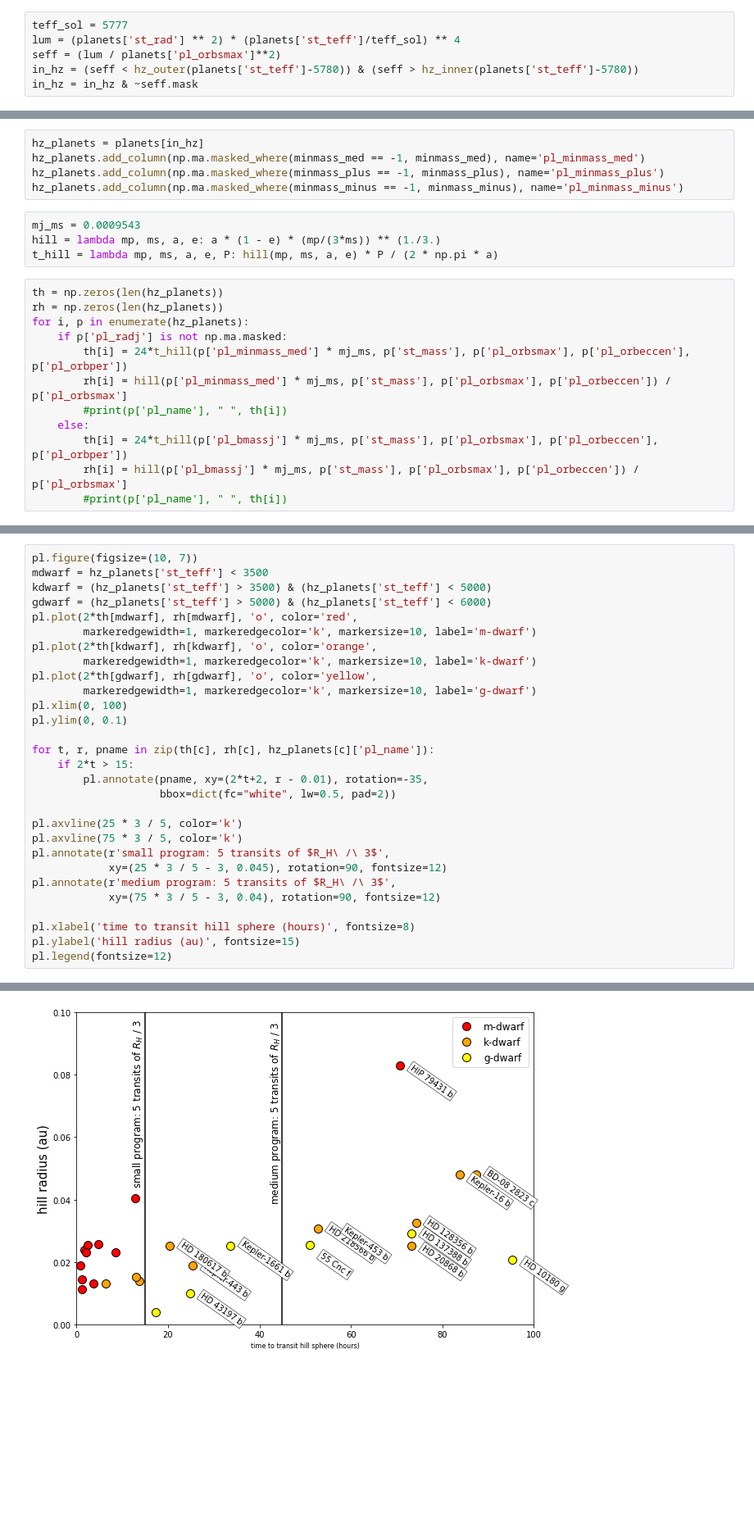
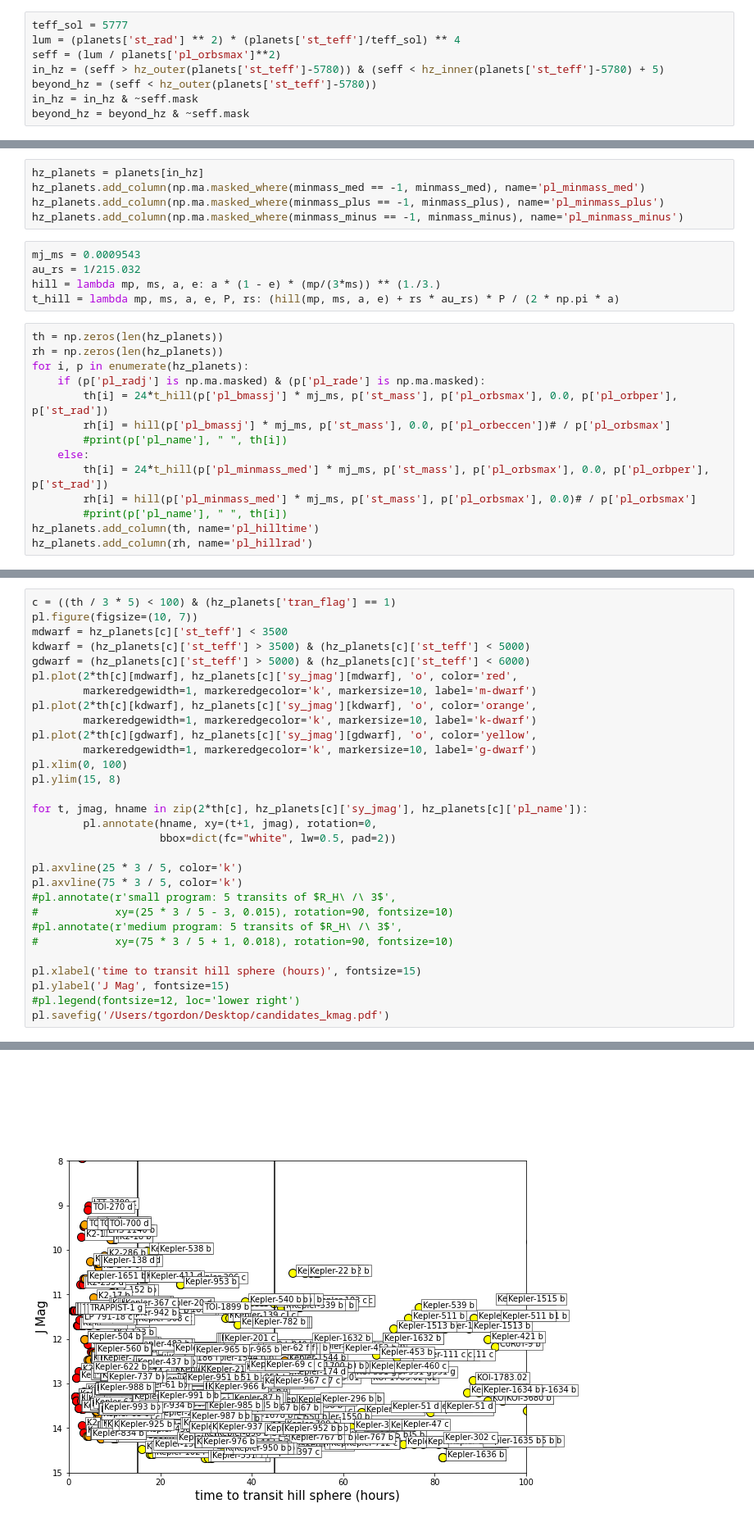
Before and after one commit to tagordon/exomoons, a Jupyter notebook: notebooks/targets.ipynb, the cells around one changed output, grey strips where cells are left out. Shown: that part at 82% size. Cells and saved outputs as stored; diff of their text form; blank space fills up the shorter version.

```diff
--- a/notebooks/targets.ipynb
+++ b/notebooks/targets.ipynb
@@ -29,8 +29,10 @@ hz_outer = lambda T: (coeffs_outer[0]
 teff_sol = 5777
 lum = (planets['st_rad'] ** 2) * (planets['st_teff']/teff_sol) ** 4
 seff = (lum / planets['pl_orbsmax']**2)
-in_hz = (seff < hz_outer(planets['st_teff']-5780)) & (seff > hz_inner(planets['st_teff']-5780))
+in_hz = (seff > hz_outer(planets['st_teff']-5780)) & (seff < hz_inner(planets['st_teff']-5780) + 5)
+beyond_hz = (seff < hz_outer(planets['st_teff']-5780))
 in_hz = in_hz & ~seff.mask
+beyond_hz = beyond_hz & ~seff.mask
 # %%
 import sys
 sys.path.append('../forecaster')
@@ -62,17 +120,20 @@ hz_planets.add_column(np.ma.masked_where(minmass_plus == -1, minmass_plus), name
 hz_planets.add_column(np.ma.masked_where(minmass_minus == -1, minmass_minus), name='pl_minmass_minus')
 # %%
 mj_ms = 0.0009543
+au_rs = 1/215.032
 hill = lambda mp, ms, a, e: a * (1 - e) * (mp/(3*ms)) ** (1./3.)
-t_hill = lambda mp, ms, a, e, P: hill(mp, ms, a, e) * P / (2 * np.pi * a)
+t_hill = lambda mp, ms, a, e, P, rs: (hill(mp, ms, a, e) + rs * au_rs) * P / (2 * np.pi * a)
 # %%
 th = np.zeros(len(hz_planets))
 rh = np.zeros(len(hz_planets))
 for i, p in enumerate(hz_planets):
-    if p['pl_radj'] is not np.ma.masked:
-        th[i] = 24*t_hill(p['pl_minmass_med'] * mj_ms, p['st_mass'], p['pl_orbsmax'], p['pl_orbeccen'], p['pl_orbper'])
-        rh[i] = hill(p['pl_minmass_med'] * mj_ms, p['st_mass'], p['pl_orbsmax'], p['pl_orbeccen']) / p['pl_orbsmax']
+    if (p['pl_radj'] is np.ma.masked) & (p['pl_rade'] is np.ma.masked):
+        th[i] = 24*t_hill(p['pl_bmassj'] * mj_ms, p['st_mass'], p['pl_orbsmax'], 0.0, p['pl_orbper'], p['st_rad'])
+        rh[i] = hill(p['pl_bmassj'] * mj_ms, p['st_mass'], 0.0, p['pl_orbeccen'])# / p['pl_orbsmax']
         #print(p['pl_name'], " ", th[i])
     else:
-        th[i] = 24*t_hill(p['pl_bmassj'] * mj_ms, p['st_mass'], p['pl_orbsmax'], p['pl_orbeccen'], p['pl_orbper'])
-        rh[i] = hill(p['pl_bmassj'] * mj_ms, p['st_mass'], p['pl_orbsmax'], p['pl_orbeccen']) / p['pl_orbsmax']
+        th[i] = 24*t_hill(p['pl_minmass_med'] * mj_ms, p['st_mass'], p['pl_orbsmax'], 0.0, p['pl_orbper'], p['st_rad'])
+        rh[i] = hill(p['pl_minmass_med'] * mj_ms, p['st_mass'], p['pl_orbsmax'], 0.0)# / p['pl_orbsmax']
         #print(p['pl_name'], " ", th[i])
+hz_planets.add_column(th, name='pl_hilltime')
+hz_planets.add_column(rh, name='pl_hillrad')
@@ -105,30 +216,31 @@ Kepler-1661 b    28.088290455251354      5100.0          0.02520334940766422
 # %%
+c = ((th / 3 * 5) < 100) & (hz_planets['tran_flag'] == 1)
 pl.figure(figsize=(10, 7))
-mdwarf = hz_planets['st_teff'] < 3500
-kdwarf = (hz_planets['st_teff'] > 3500) & (hz_planets['st_teff'] < 5000)
-gdwarf = (hz_planets['st_teff'] > 5000) & (hz_planets['st_teff'] < 6000)
-pl.plot(2*th[mdwarf], rh[mdwarf], 'o', color='red',
+mdwarf = hz_planets[c]['st_teff'] < 3500
+kdwarf = (hz_planets[c]['st_teff'] > 3500) & (hz_planets[c]['st_teff'] < 5000)
+gdwarf = (hz_planets[c]['st_teff'] > 5000) & (hz_planets[c]['st_teff'] < 6000)
+pl.plot(2*th[c][mdwarf], hz_planets[c]['sy_jmag'][mdwarf], 'o', color='red',
         markeredgewidth=1, markeredgecolor='k', markersize=10, label='m-dwarf')
-pl.plot(2*th[kdwarf], rh[kdwarf], 'o', color='orange',
+pl.plot(2*th[c][kdwarf], hz_planets[c]['sy_jmag'][kdwarf], 'o', color='orange',
         markeredgewidth=1, markeredgecolor='k', markersize=10, label='k-dwarf')
-pl.plot(2*th[gdwarf], rh[gdwarf], 'o', color='yellow',
+pl.plot(2*th[c][gdwarf], hz_planets[c]['sy_jmag'][gdwarf], 'o', color='yellow',
         markeredgewidth=1, markeredgecolor='k', markersize=10, label='g-dwarf')
 pl.xlim(0, 100)
-pl.ylim(0, 0.1)
+pl.ylim(15, 8)
 
-for t, r, pname in zip(th[c], rh[c], hz_planets[c]['pl_name']):
-    if 2*t > 15:
-        pl.annotate(pname, xy=(2*t+2, r - 0.01), rotation=-35,
+for t, jmag, hname in zip(2*th[c], hz_planets[c]['sy_jmag'], hz_planets[c]['pl_name']):
+        pl.annotate(hname, xy=(t+1, jmag), rotation=0,
                     bbox=dict(fc="white", lw=0.5, pad=2))
 
 pl.axvline(25 * 3 / 5, color='k')
 pl.axvline(75 * 3 / 5, color='k')
-pl.annotate(r'small program: 5 transits of $R_H\ /\ 3$',
-            xy=(25 * 3 / 5 - 3, 0.045), rotation=90, fontsize=12)
-pl.annotate(r'medium program: 5 transits of $R_H\ /\ 3$',
-            xy=(75 * 3 / 5 - 3, 0.04), rotation=90, fontsize=12)
+#pl.annotate(r'small program: 5 transits of $R_H\ /\ 3$',
+#            xy=(25 * 3 / 5 - 3, 0.015), rotation=90, fontsize=10)
+#pl.annotate(r'medium program: 5 transits of $R_H\ /\ 3$',
+#            xy=(75 * 3 / 5 + 1, 0.018), rotation=90, fontsize=10)
 
-pl.xlabel('time to transit hill sphere (hours)', fontsize=8)
-pl.ylabel('hill radius (au)', fontsize=15)
-pl.legend(fontsize=12)
+pl.xlabel('time to transit hill sphere (hours)', fontsize=15)
+pl.ylabel('J Mag', fontsize=15)
+#pl.legend(fontsize=12, loc='lower right')
+pl.savefig('/Users/tgordon/Desktop/candidates_kmag.pdf')
 # %% [output]
@@ -136,2 +247,2 @@ pl.legend(fontsize=12)
-[figure, old version]
+[figure, new version]
 # %%
```
Also changed, not shown: parts of 13 cells of this notebook, 10 other files.
